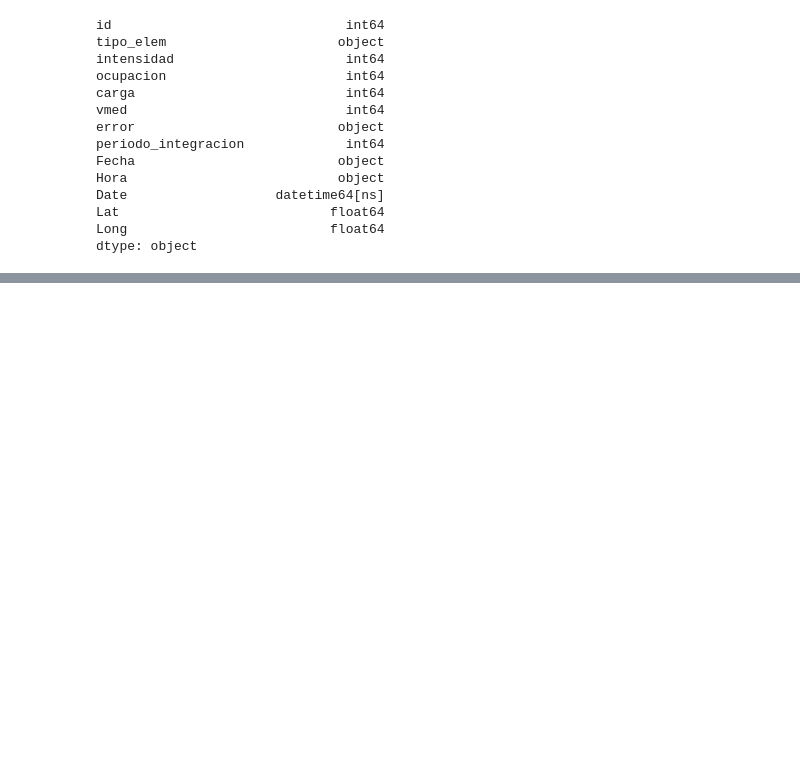
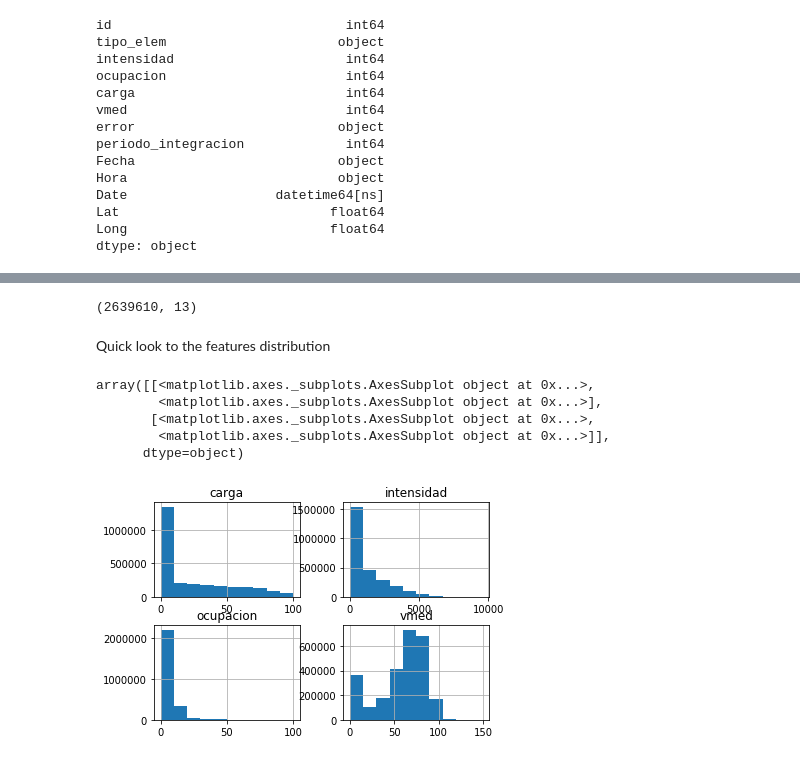
Before and after one commit to antoniobravo05/Data-Science-Master-project, a Jupyter notebook: Data Acquisition and Preparation.ipynb, the cells around one changed output, grey strips where cells are left out. Drawn from its saved outputs; the diff is of its cells as text; code cells hidden in the pictures; blank space fills up the shorter version.

```diff
--- a/Data Acquisition and Preparation.ipynb
+++ b/Data Acquisition and Preparation.ipynb
@@ -224,0 +304,4 @@ df_complete.shape
+# %%
+%%time
+condition=(df_complete['vmed'] == 0) & ((df_complete['intensidad']!=0) | (df_complete['ocupacion'] !=0))
+df_complete_2=df_complete.drop(df_complete[condition].index)
@@ -224,0 +311,3 @@ df_complete.shape
+# %%
+%%time
+df_complete_3=df_complete_2.drop(df_complete_2[df_complete_2['vmed']<0].index)
@@ -224,0 +337,3 @@ df_complete.shape
+# %%
+%%time
+df_complete_4=df_complete_3.drop(df_complete_3[df_complete_3['ocupacion']<0].index)
@@ -224,0 +343,15 @@ df_complete.shape
+# %%
+df_complete_4.shape
+# %% [output]
+(2639610, 13)
+# %% [markdown]
+Quick look to the features distribution
+# %%
+df_complete_4[['intensidad','ocupacion','vmed','carga']].hist()
+# %% [output]
+array([[<matplotlib.axes._subplots.AxesSubplot object at 0x...>,
+        <matplotlib.axes._subplots.AxesSubplot object at 0x...>],
+       [<matplotlib.axes._subplots.AxesSubplot object at 0x...>,
+        <matplotlib.axes._subplots.AxesSubplot object at 0x...>]],
+      dtype=object)
+[figure, added]
```
Also changed, not shown: parts of 59 cells of this notebook.
